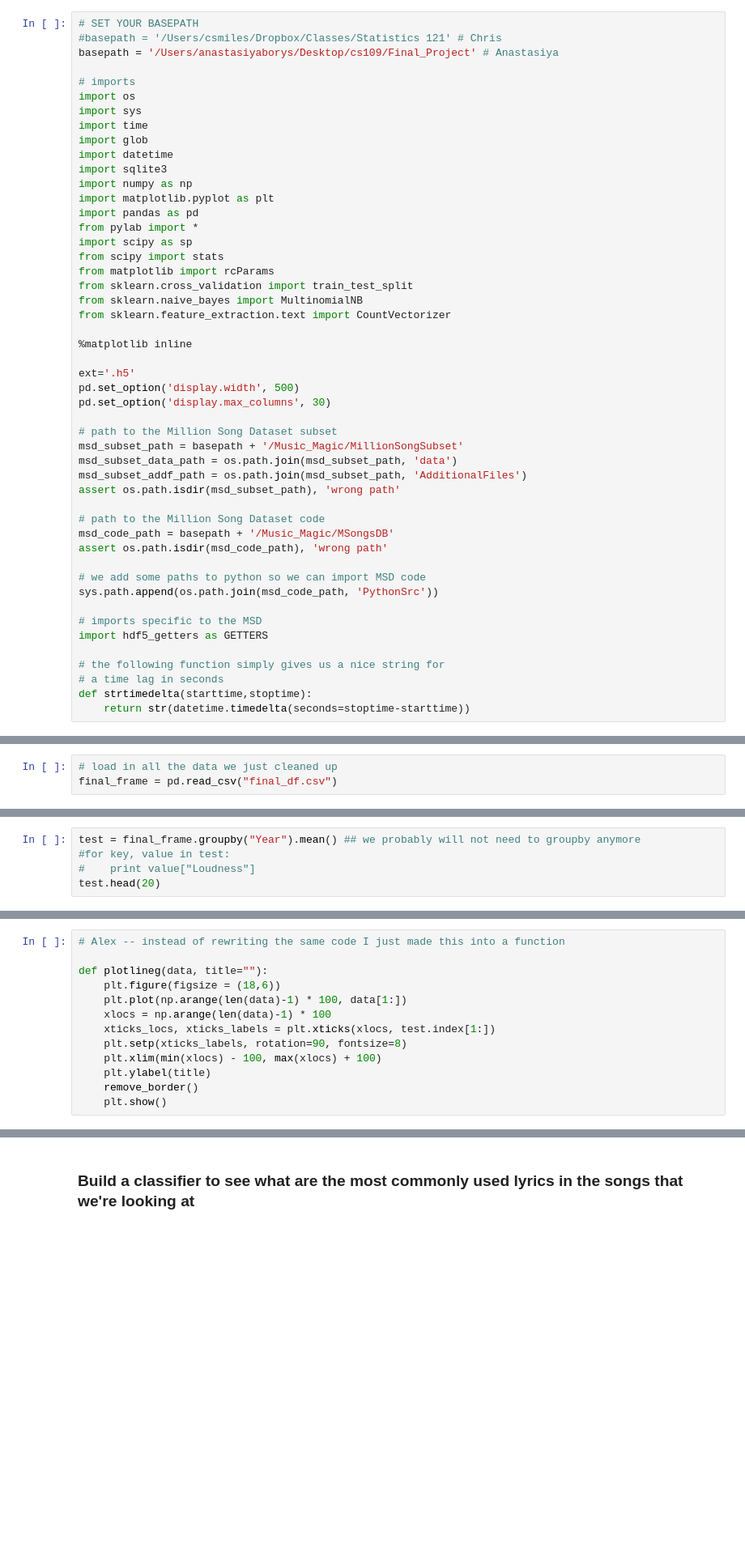
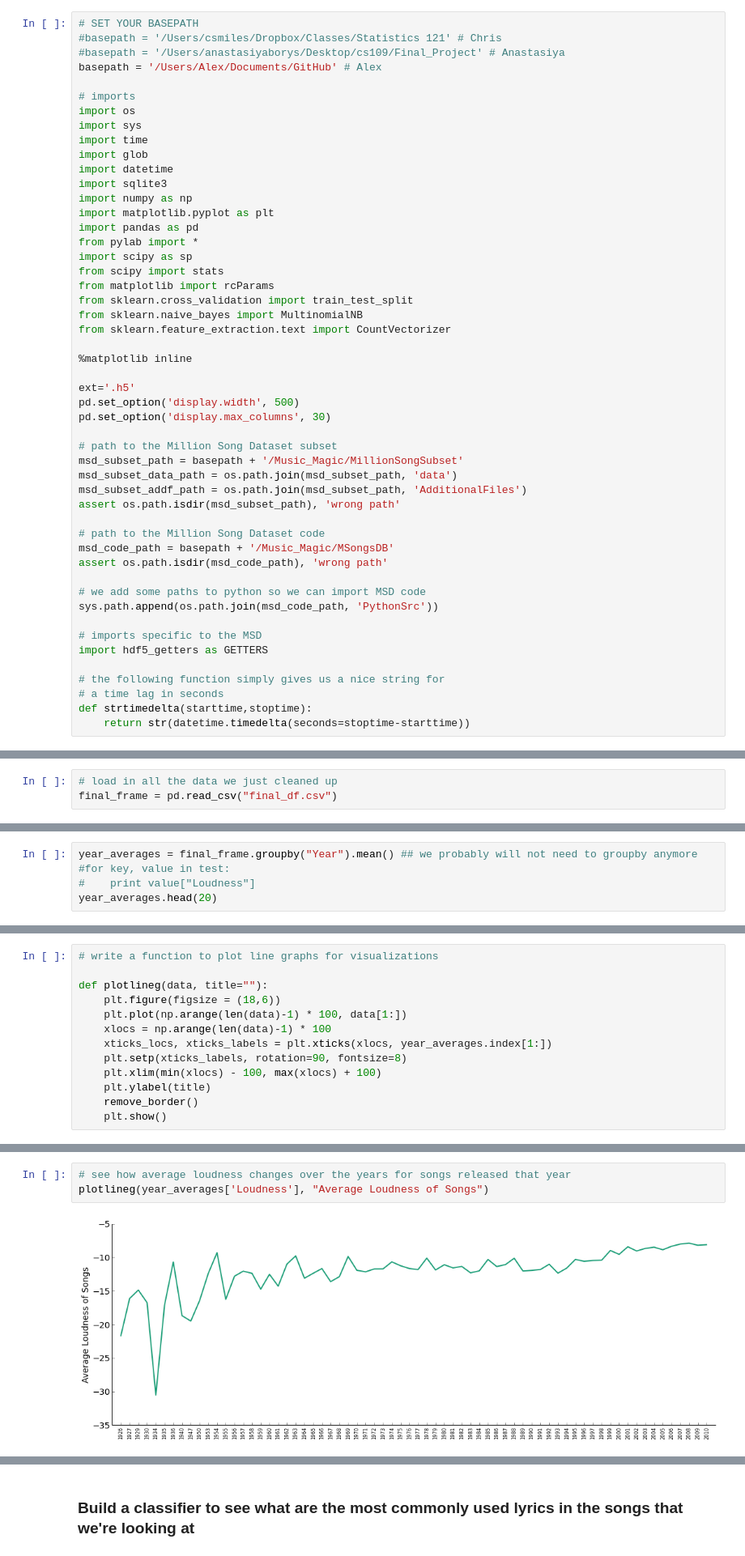
Before and after one commit to AnastasiyaB/Music_Magic, a Jupyter notebook: Process_Book.ipynb, the cells around one changed output, grey strips where cells are left out. Shown at 81% size. Saved outputs shown, nothing was run; the diff lists cells and outputs as text; blank space fills up the shorter version.

Commit message:
final visualizations

```diff
--- a/Process_Book.ipynb
+++ b/Process_Book.ipynb
@@ -66,7 +66,8 @@ I also tried to push a .gitignore file which should've been added to your 'Music
 # %%
 # SET YOUR BASEPATH
 #basepath = '/Users/csmiles/Dropbox/Classes/Statistics 121' # Chris
-basepath = '/Users/anastasiyaborys/Desktop/cs109/Final_Project' # Anastasiya
+#basepath = '/Users/anastasiyaborys/Desktop/cs109/Final_Project' # Anastasiya
+basepath = '/Users/Alex/Documents/GitHub' # Alex
 
 # imports
 import os
@@ -425,5 +443,5 @@ plt.show()
 # %%
-test = final_frame.groupby("Year").mean() ## we probably will not need to groupby anymore
+year_averages = final_frame.groupby("Year").mean() ## we probably will not need to groupby anymore
 #for key, value in test:
 #    print value["Loudness"]
-test.head(20)
+year_averages.head(20)
@@ -430,11 +453,11 @@ test.head(20)
 # %%
-# Alex -- instead of rewriting the same code I just made this into a function
+# write a function to plot line graphs for visualizations
 
 def plotlineg(data, title=""):
     plt.figure(figsize = (18,6))
     plt.plot(np.arange(len(data)-1) * 100, data[1:])
     xlocs = np.arange(len(data)-1) * 100
-    xticks_locs, xticks_labels = plt.xticks(xlocs, test.index[1:])
+    xticks_locs, xticks_labels = plt.xticks(xlocs, year_averages.index[1:])
     plt.setp(xticks_labels, rotation=90, fontsize=8)
     plt.xlim(min(xlocs) - 100, max(xlocs) + 100)
     plt.ylabel(title)
@@ -450,0 +466,5 @@ plotlineg(test['Artist_Hotness'], "Average Artist Hotness")
+# %%
+# see how average loudness changes over the years for songs released that year
+plotlineg(year_averages['Loudness'], "Average Loudness of Songs")
+# %% [output]
+[figure, added]
```
Also changed, not shown: parts of 55 cells of this notebook, 1 other file.
